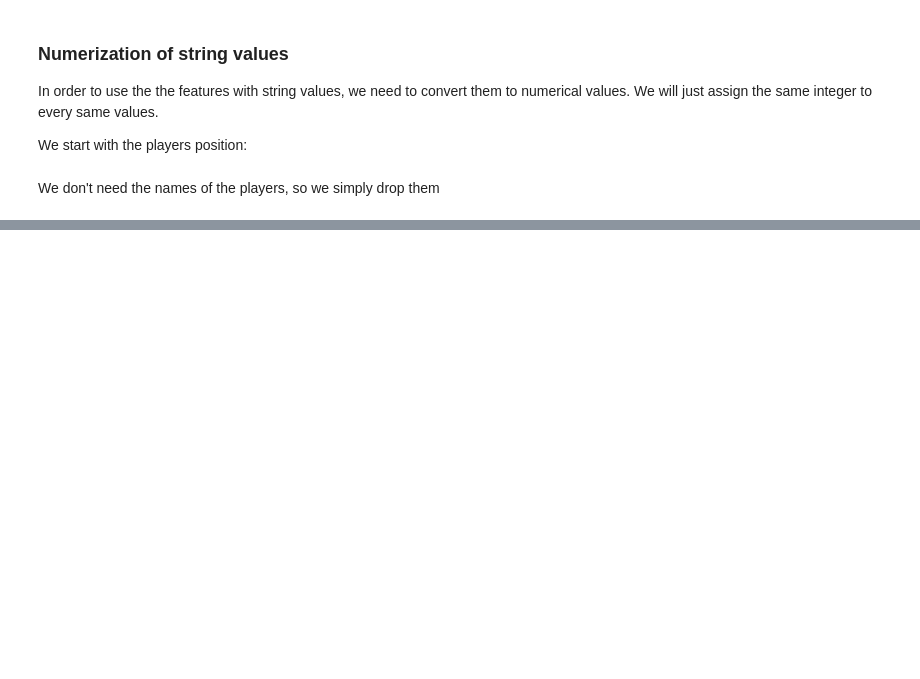
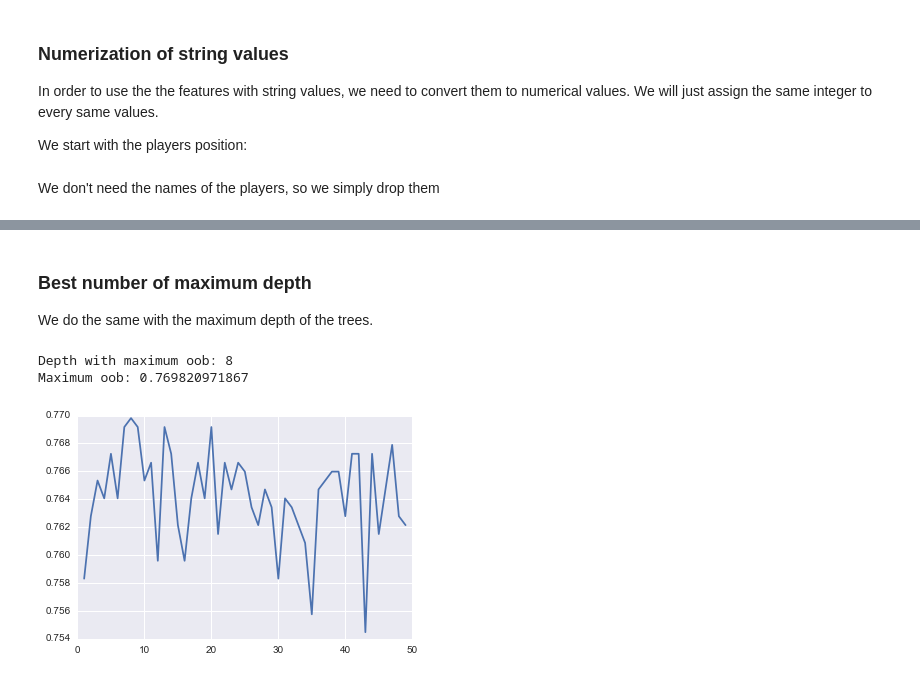
Before and after one commit to nathanquinteiro/ADA-Homework, a Jupyter notebook: 04 - Applied ML/Exercise1.ipynb, the cells around one changed output, grey strips where cells are left out. Drawn from its saved outputs; the diff is of its cells as text; code cells hidden in the pictures; blank space fills up the shorter version.

```diff
--- a/04 - Applied ML/Exercise1.ipynb
+++ b/04 - Applied ML/Exercise1.ipynb
@@ -96,0 +103,12 @@ def split_data(data, labels, ratio=0.5):
+# %% [markdown]
+### Best number of maximum depth
+
+We do the same with the maximum depth of the trees.
+# %%
+depth_max, max_oob = depth_test(data, 1, 50, estimator_max)
+print("Depth with maximum oob:", depth_max)
+print("Maximum oob:", max_oob)
+# %% [output]
+Depth with maximum oob: 8
+Maximum oob: 0.769820971867
+[figure, added]
```
Also changed, not shown: parts of 37 cells of this notebook, 3 other files.
